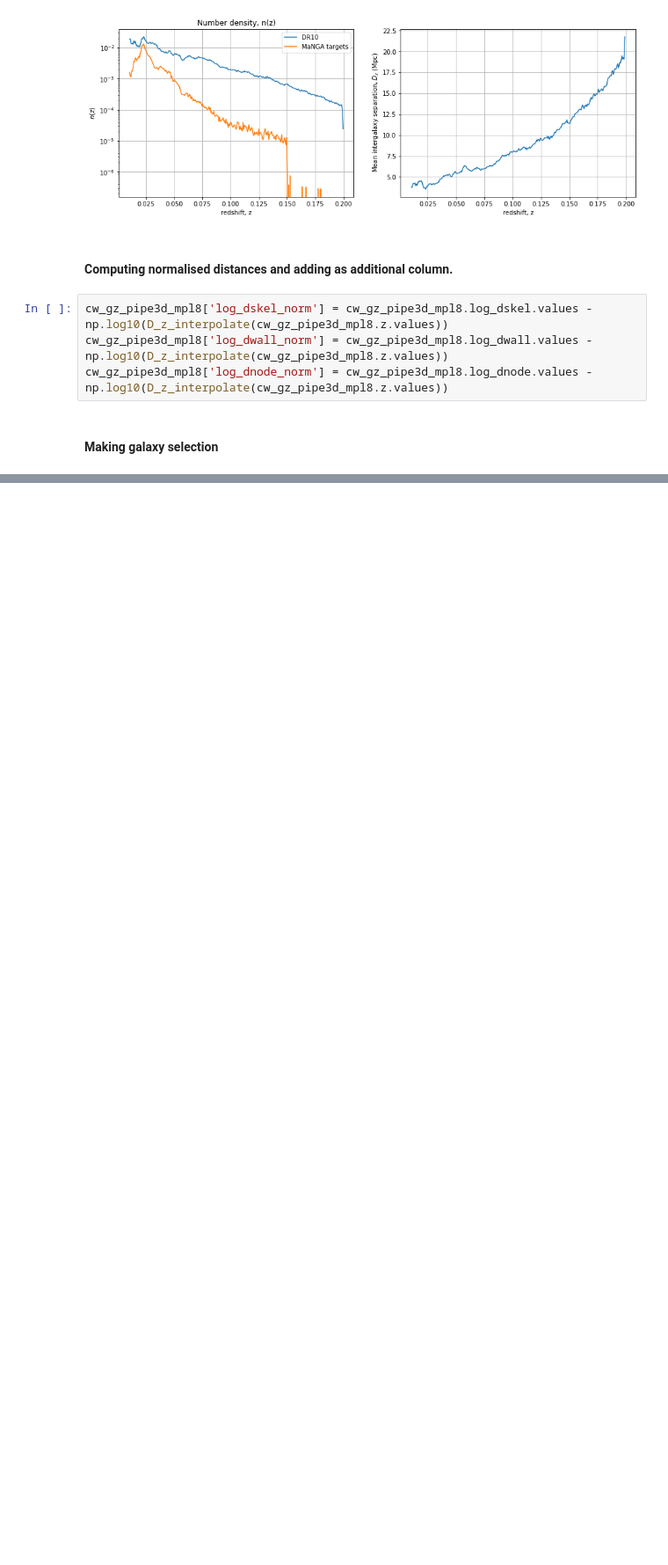
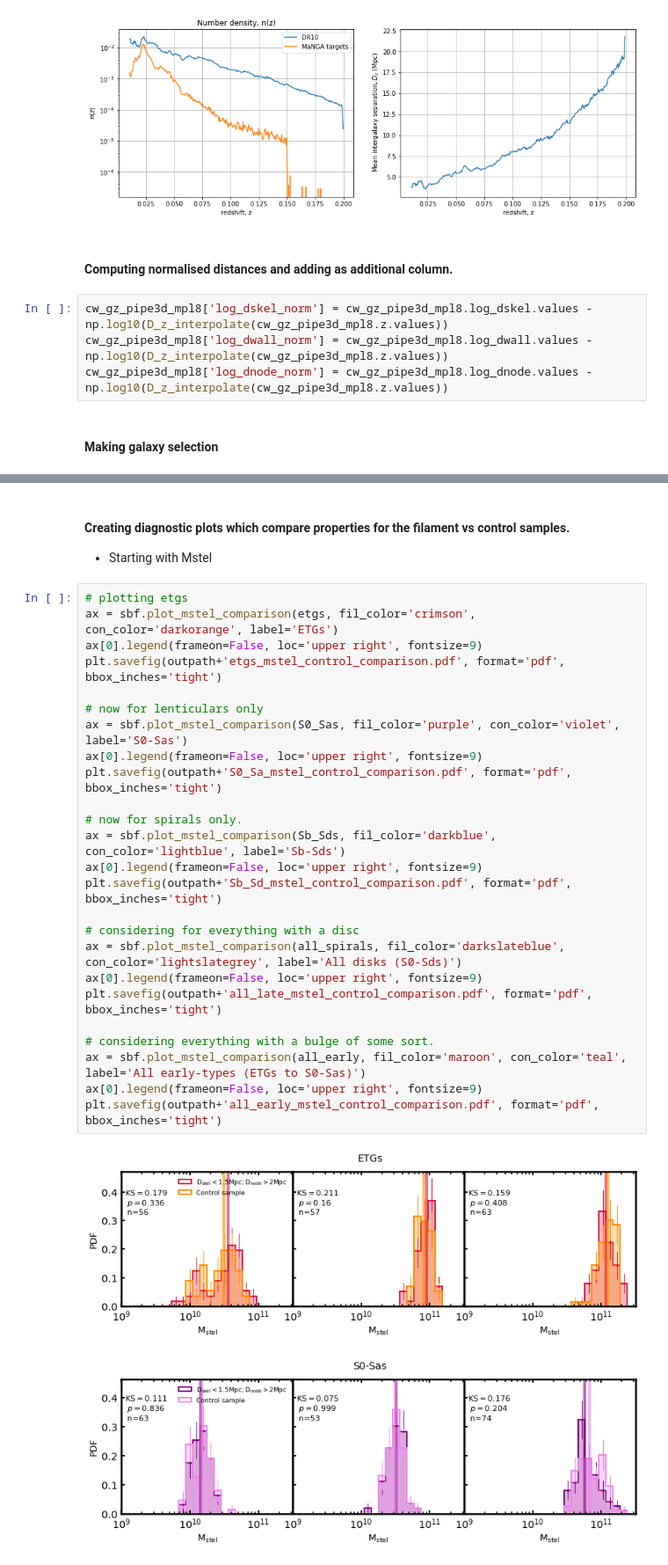
Before and after one commit to Chris-Duckworth/spin_bias, a Jupyter notebook: scripts/initial_plots.ipynb, the cells around one changed output, grey strips where cells are left out. Shown at 88% size. Saved outputs shown, nothing was run; the diff lists cells and outputs as text; blank space fills up the shorter version.

```diff
--- a/scripts/initial_plots.ipynb
+++ b/scripts/initial_plots.ipynb
@@ -112,0 +162,31 @@ cw_gz_pipe3d_mpl8_cens = cw_gz_pipe3d_mpl8[(cw_gz_pipe3d_mpl8.massive_flag.value
+# %% [markdown]
+#### Creating diagnostic plots which compare properties for the filament vs control samples.
+- Starting with Mstel
+# %%
+# plotting etgs
+ax = sbf.plot_mstel_comparison(etgs, fil_color='crimson', con_color='darkorange', label='ETGs')
+ax[0].legend(frameon=False, loc='upper right', fontsize=9)
+plt.savefig(outpath+'etgs_mstel_control_comparison.pdf', format='pdf', bbox_inches='tight')
+
+# now for lenticulars only
+ax = sbf.plot_mstel_comparison(S0_Sas, fil_color='purple', con_color='violet', label='S0-Sas')
+ax[0].legend(frameon=False, loc='upper right', fontsize=9)
+plt.savefig(outpath+'S0_Sa_mstel_control_comparison.pdf', format='pdf', bbox_inches='tight')
+
+# now for spirals only.
+ax = sbf.plot_mstel_comparison(Sb_Sds, fil_color='darkblue', con_color='lightblue', label='Sb-Sds')
+ax[0].legend(frameon=False, loc='upper right', fontsize=9)
+plt.savefig(outpath+'Sb_Sd_mstel_control_comparison.pdf', format='pdf', bbox_inches='tight')
+
+# considering for everything with a disc
+ax = sbf.plot_mstel_comparison(all_spirals, fil_color='darkslateblue', con_color='lightslategrey', label='All disks (S0-Sds)')
+ax[0].legend(frameon=False, loc='upper right', fontsize=9)
+plt.savefig(outpath+'all_late_mstel_control_comparison.pdf', format='pdf', bbox_inches='tight')
+
+# considering everything with a bulge of some sort.
+ax = sbf.plot_mstel_comparison(all_early, fil_color='maroon', con_color='teal', label='All early-types (ETGs to S0-Sas)')
+ax[0].legend(frameon=False, loc='upper right', fontsize=9)
+plt.savefig(outpath+'all_early_mstel_control_comparison.pdf', format='pdf', bbox_inches='tight')
+# %% [output]
+[figure, added]
+[figure, added]
```
Also changed, not shown: parts of 10 cells of this notebook, 8 other files.
